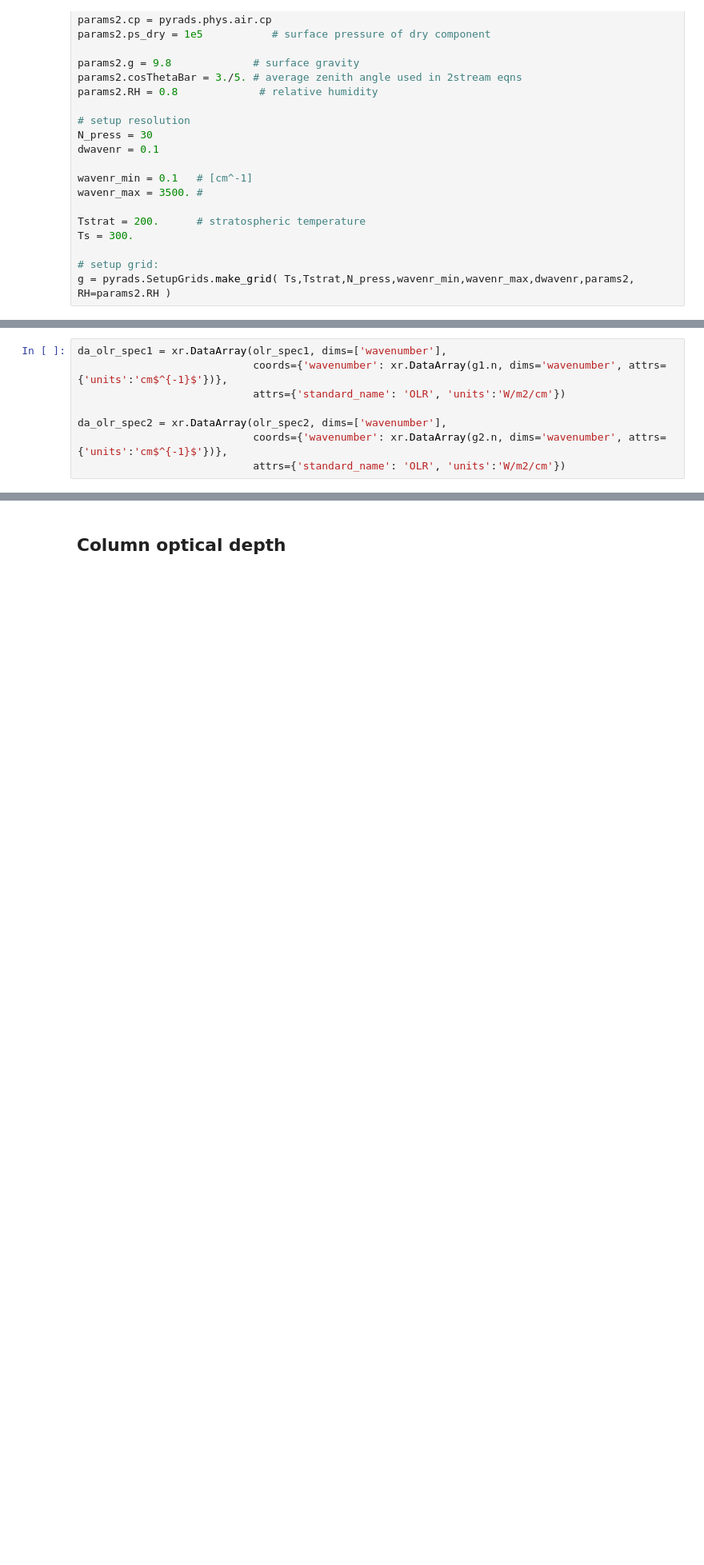
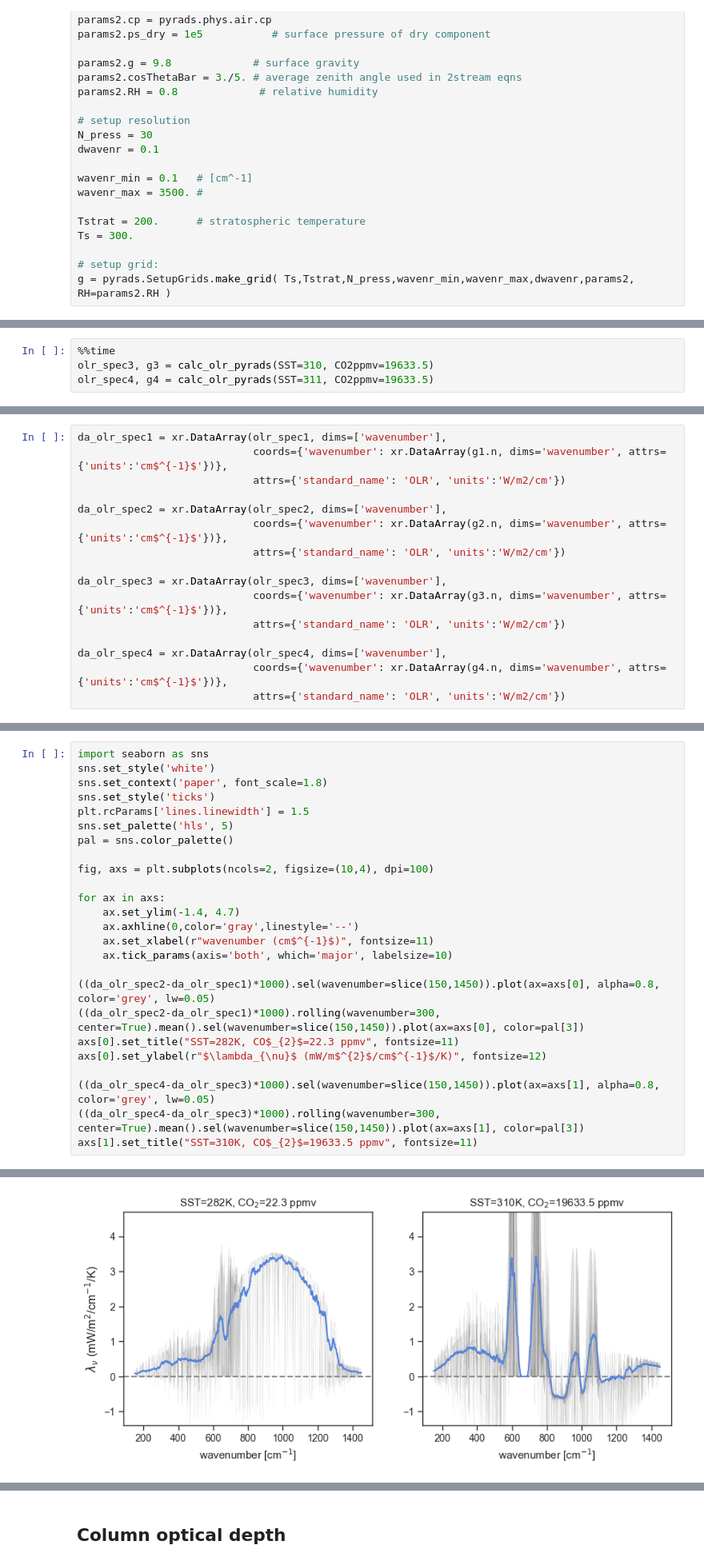
Before and after one commit to AndrewILWilliams/ECS_bump, a Jupyter notebook: climlab_rrtmg.ipynb, the cells around one changed output, grey strips where cells are left out. Shown: that part at 80% size. Cells and saved outputs as stored; diff of their text form; blank space fills up the shorter version.

Commit message:
updated env files and testing pyrads

```diff
--- a/climlab_rrtmg.ipynb
+++ b/climlab_rrtmg.ipynb
@@ -458,0 +478,4 @@ olr_spec2, g2 = calc_olr_pyrads(SST=283, CO2ppmv=22.3)
+# %%
+%%time
+olr_spec3, g3 = calc_olr_pyrads(SST=310, CO2ppmv=19633.5)
+olr_spec4, g4 = calc_olr_pyrads(SST=311, CO2ppmv=19633.5)
@@ -464,6 +505,14 @@ da_olr_spec1 = xr.DataArray(olr_spec1, dims=['wavenumber'],
 da_olr_spec2 = xr.DataArray(olr_spec2, dims=['wavenumber'],
                             coords={'wavenumber': xr.DataArray(g2.n, dims='wavenumber', attrs={'units':'cm$^{-1}$'})},
                             attrs={'standard_name': 'OLR', 'units':'W/m2/cm'})
+
+da_olr_spec3 = xr.DataArray(olr_spec3, dims=['wavenumber'],
+                            coords={'wavenumber': xr.DataArray(g3.n, dims='wavenumber', attrs={'units':'cm$^{-1}$'})},
+                            attrs={'standard_name': 'OLR', 'units':'W/m2/cm'})
+
+da_olr_spec4 = xr.DataArray(olr_spec4, dims=['wavenumber'],
+                            coords={'wavenumber': xr.DataArray(g4.n, dims='wavenumber', attrs={'units':'cm$^{-1}$'})},
+                            attrs={'standard_name': 'OLR', 'units':'W/m2/cm'})
 # %%
 da_olr_spec1.plot(alpha=0.5, color='grey', lw=0.05)
 da_olr_spec1.rolling(wavenumber=500, center=True).mean().plot()
@@ -475,0 +528,26 @@ da_olr_spec2.rolling(wavenumber=500, center=True).mean().plot()
+# %%
+import seaborn as sns
+sns.set_style('white')
+sns.set_context('paper', font_scale=1.8)
+sns.set_style('ticks')
+plt.rcParams['lines.linewidth'] = 1.5
+sns.set_palette('hls', 5)
+pal = sns.color_palette()
+
+fig, axs = plt.subplots(ncols=2, figsize=(10,4), dpi=100)
+
+for ax in axs:
+    ax.set_ylim(-1.4, 4.7)
+    ax.axhline(0,color='gray',linestyle='--')
+    ax.set_xlabel(r"wavenumber (cm$^{-1}$)", fontsize=11)
+    ax.tick_params(axis='both', which='major', labelsize=10)
+
+((da_olr_spec2-da_olr_spec1)*1000).sel(wavenumber=slice(150,1450)).plot(ax=axs[0], alpha=0.8, color='grey', lw=0.05)
+((da_olr_spec2-da_olr_spec1)*1000).rolling(wavenumber=300, center=True).mean().sel(wavenumber=slice(150,1450)).plot(ax=axs[0], color=pal[3])
+axs[0].set_title("SST=282K, CO$_{2}$=22.3 ppmv", fontsize=11)
+axs[0].set_ylabel(r"$\lambda_{\nu}$ (mW/m$^{2}$/cm$^{-1}$/K)", fontsize=12)
+
+((da_olr_spec4-da_olr_spec3)*1000).sel(wavenumber=slice(150,1450)).plot(ax=axs[1], alpha=0.8, color='grey', lw=0.05)
+((da_olr_spec4-da_olr_spec3)*1000).rolling(wavenumber=300, center=True).mean().sel(wavenumber=slice(150,1450)).plot(ax=axs[1], color=pal[3])
+axs[1].set_title("SST=310K, CO$_{2}$=19633.5 ppmv", fontsize=11)
+# %% [output]
@@ -475,0 +555 @@ da_olr_spec2.rolling(wavenumber=500, center=True).mean().plot()
+[figure, added]
```
Also changed, not shown: parts of 20 cells of this notebook, 1 other file.
